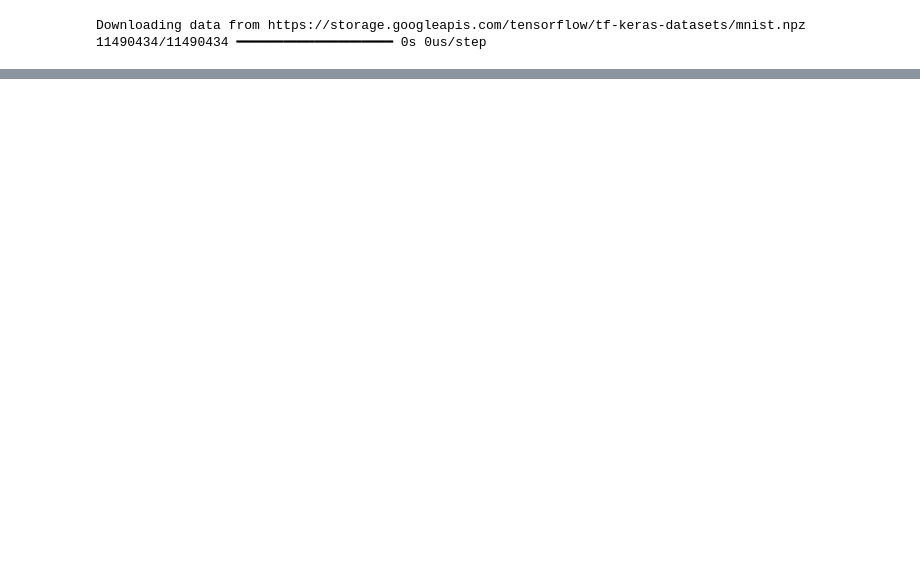
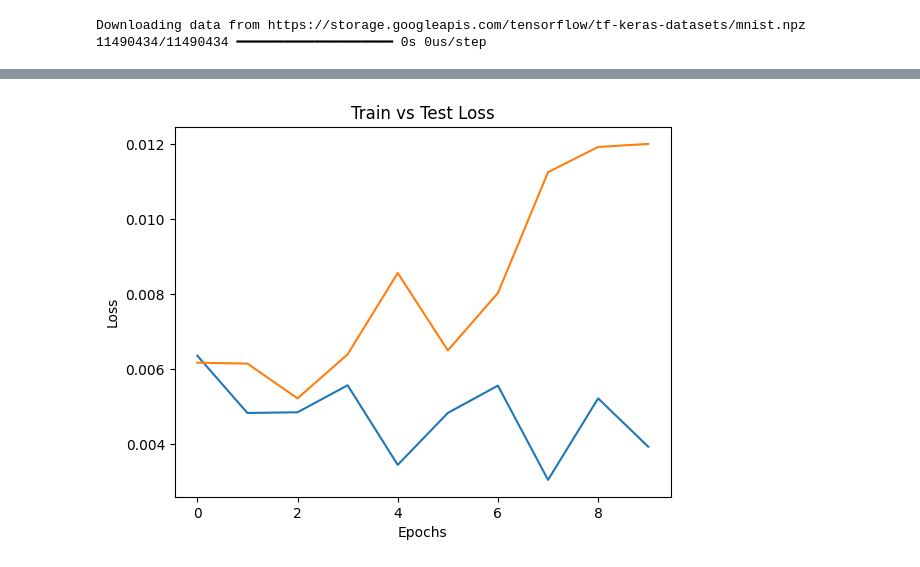
Before and after one commit to shy942/ml-projects-portfolio, a Jupyter notebook: mnist-deep-learning-project/mnist_google_colab.ipynb, the cells around one changed output, grey strips where cells are left out. Drawn from its saved outputs; the diff is of its cells as text; code cells hidden in the pictures; blank space fills up the shorter version.

```diff
--- a/mnist-deep-learning-project/mnist_google_colab.ipynb
+++ b/mnist-deep-learning-project/mnist_google_colab.ipynb
@@ -22,7 +22,7 @@ print(y_test.shape)
 # %%
 # Normalize the pixel values to the range [0, 1]
-X_train = X_train.astype('float32') / 255.0
-X_test = X_test.astype('float32') / 255.0
+X_train = X_train / 255.0
+X_test = X_test / 255.0
 # %%
 # Reshape the data to fit the model
 X_train = X_train.reshape(-1, 28, 28, 1)
@@ -46,5 +46,5 @@ model.compile(optimizer='adam',
               metrics=['accuracy'])
 # %%
 # Train the model
-model.fit(X_train, y_train, epochs=5, batch_size=64, validation_split=0.1)
+model.fit(X_train, y_train, epochs=10, validation_data=(X_test, y_test))
 # %% [output]
@@ -68,0 +79,10 @@ Test accuracy: 0.9917
+# %%
+# train vs test loss
+history = model.fit(X_train, y_train, epochs=10, batch_size=64, validation_split=0.1)
+plt.plot(history.history['loss'], label='train loss')
+plt.plot(history.history['val_loss'], label='test loss')
+plt.xlabel('Epochs')
+plt.ylabel('Loss')
+plt.title('Train vs Test Loss')
+plt.show()
+# %% [output]
@@ -68,0 +109 @@ Test accuracy: 0.9917
+[figure, added]
```
Also changed, not shown: parts of 6 cells of this notebook, 1 other file.
